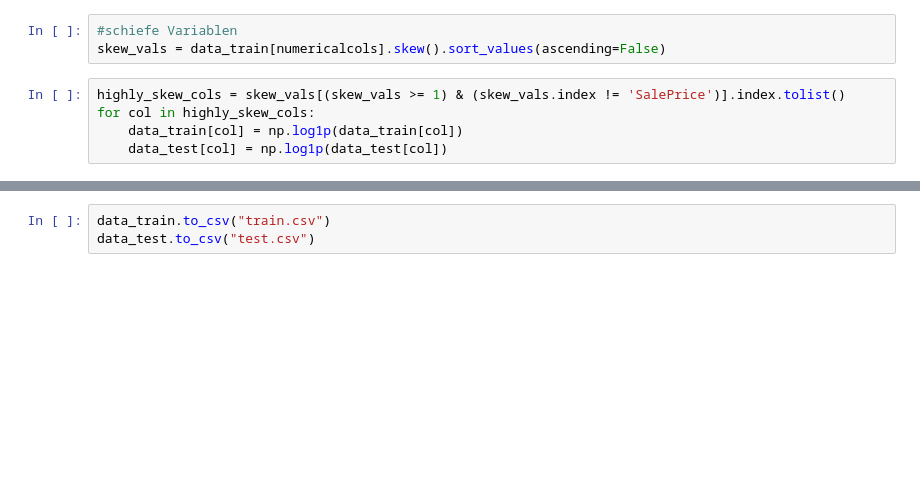
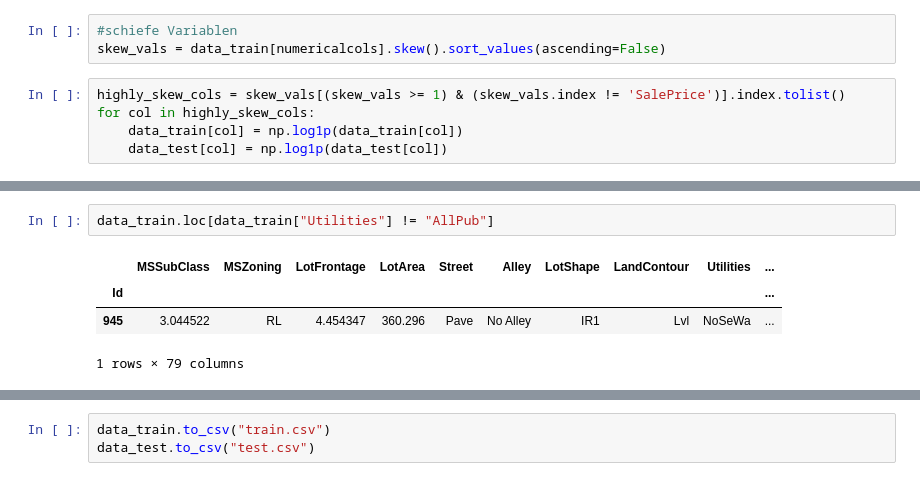
Before and after one commit to SirHelpMePlease/Kaggle_House_Price, a Jupyter notebook: Feature_Engineering.ipynb, the cells around one changed output, grey strips where cells are left out. Cells and saved outputs as stored; diff of their text form; blank space fills up the shorter version.

```diff
--- a/Feature_Engineering.ipynb
+++ b/Feature_Engineering.ipynb
@@ -220,0 +244,7 @@ for col in highly_skew_cols:
+# %%
+data_train.loc[data_train["Utilities"] != "AllPub"]
+# %% [output]
+|  | MSSubClass | MSZoning | LotFrontage | LotArea | Street | Alley | LotShape | LandContour | Utilities | ... |
+| Id |  |  |  |  |  |  |  |  |  | ... |
+| 945 | 3.044522 | RL | 4.454347 | 360.296 | Pave | No Alley | IR1 | Lvl | NoSeWa | ... |
+1 rows × 79 columns
```
Also changed, not shown: parts of 3 cells of this notebook, 1 other file.
